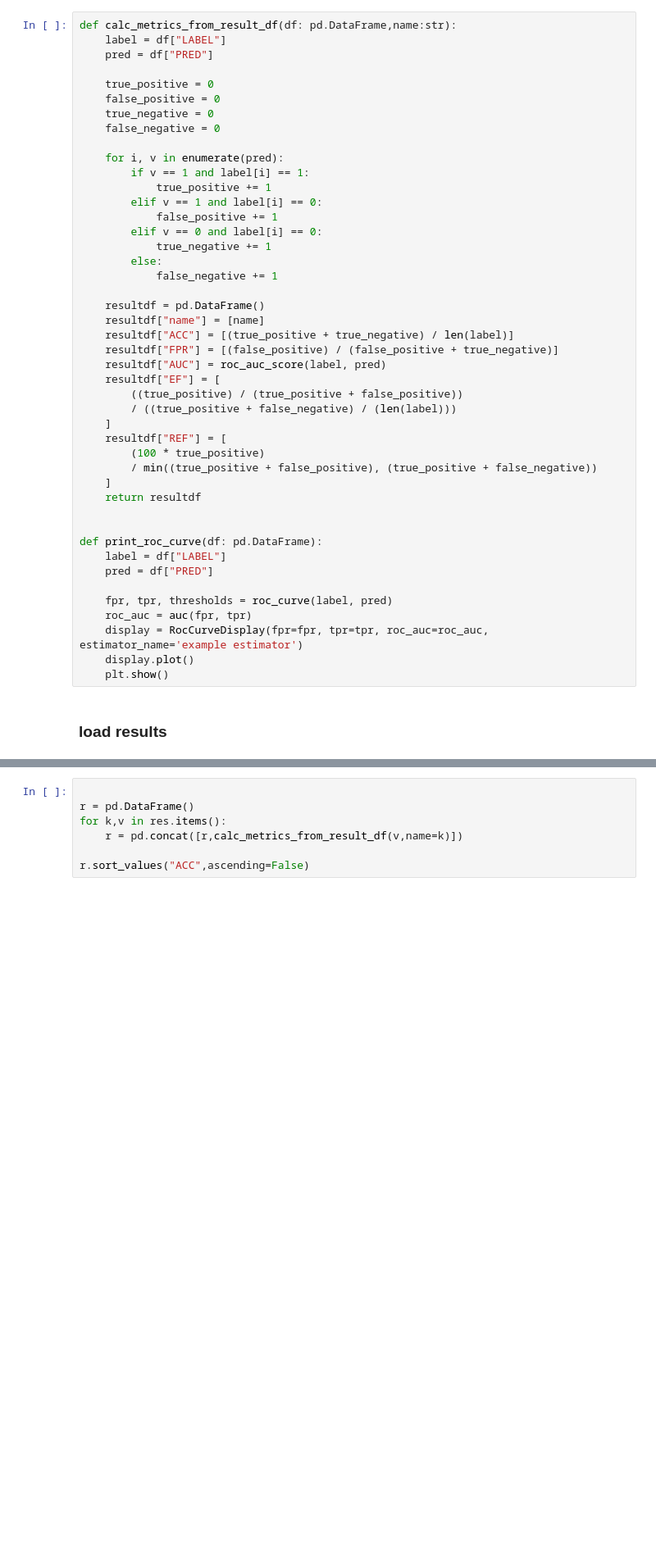
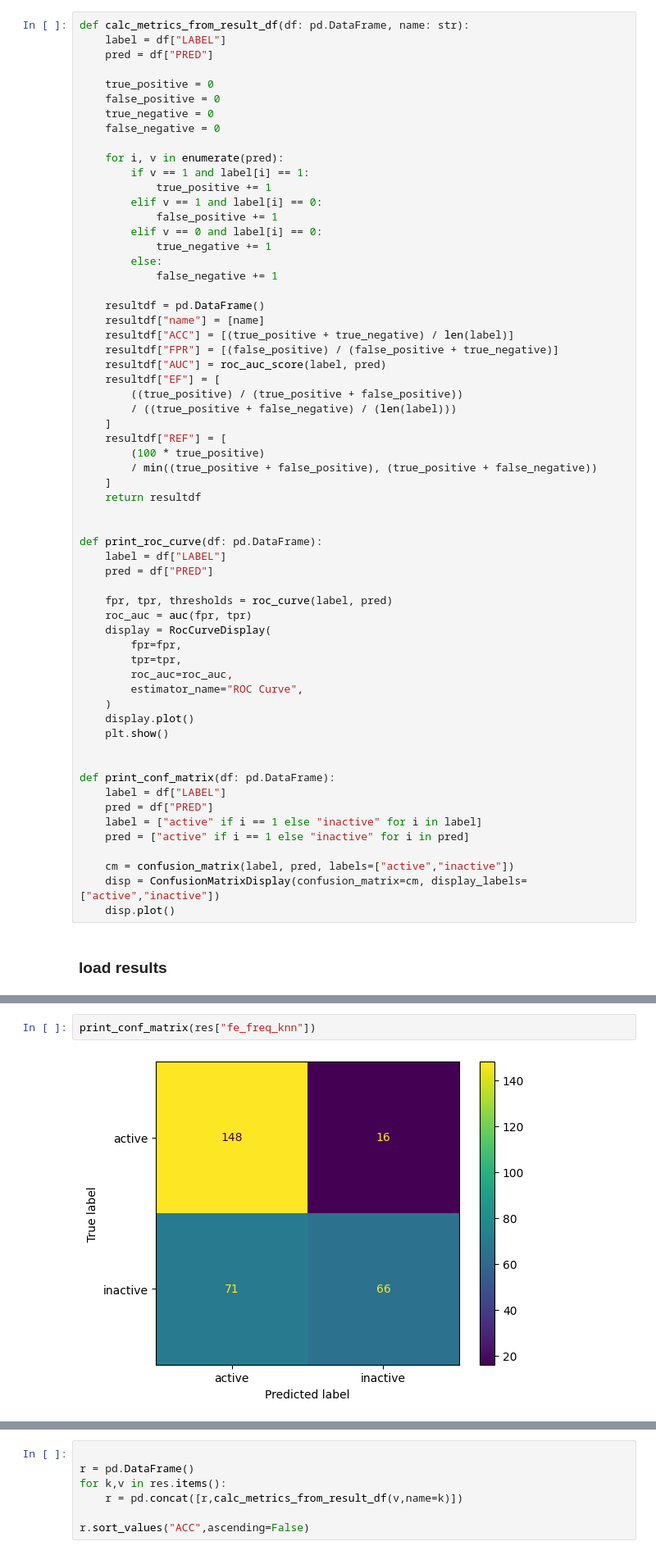
Before and after one commit to michabirklbauer/activity_prediction, a Jupyter notebook: implementation/notebooks/evaluation/ache_eval.ipynb, the cells around one changed output, grey strips where cells are left out. Shown: that part at 82% size. Cells and saved outputs as stored; diff of their text form; blank space fills up the shorter version.

```diff
--- a/implementation/notebooks/evaluation/ache_eval.ipynb
+++ b/implementation/notebooks/evaluation/ache_eval.ipynb
@@ -17,7 +18,7 @@ from pathlib import Path
 base_dir = Path(os.getcwd())/"implementation"
 result_dir = base_dir / "data/results/ACHE"
 # %%
-def calc_metrics_from_result_df(df: pd.DataFrame,name:str):
+def calc_metrics_from_result_df(df: pd.DataFrame, name: str):
     label = df["LABEL"]
     pred = df["PRED"]
 
@@ -58,9 +59,25 @@ def print_roc_curve(df: pd.DataFrame):
 
     fpr, tpr, thresholds = roc_curve(label, pred)
     roc_auc = auc(fpr, tpr)
-    display = RocCurveDisplay(fpr=fpr, tpr=tpr, roc_auc=roc_auc,                                          estimator_name='example estimator')
+    display = RocCurveDisplay(
+        fpr=fpr,
+        tpr=tpr,
+        roc_auc=roc_auc,
+        estimator_name="ROC Curve",
+    )
     display.plot()
     plt.show()
+
+
+def print_conf_matrix(df: pd.DataFrame):
+    label = df["LABEL"]
+    pred = df["PRED"]
+    label = ["active" if i == 1 else "inactive" for i in label]
+    pred = ["active" if i == 1 else "inactive" for i in pred]
+
+    cm = confusion_matrix(label, pred, labels=["active","inactive"])
+    disp = ConfusionMatrixDisplay(confusion_matrix=cm, display_labels=["active","inactive"])
+    disp.plot()
 # %% [markdown]
 ### load results
 # %%
@@ -87,3 +104,7 @@ res = {
     "fe_smote_nn": pd.read_csv(result_dir / "fe_smote_nn.csv"),
     "fe_smote_knn": pd.read_csv(result_dir / "fe_smote_knn.csv"),
 }
+# %%
+print_conf_matrix(res["fe_freq_knn"])
+# %% [output]
+[figure, added]
```
Also changed, not shown: parts of 3 cells of this notebook, 34 other files.
